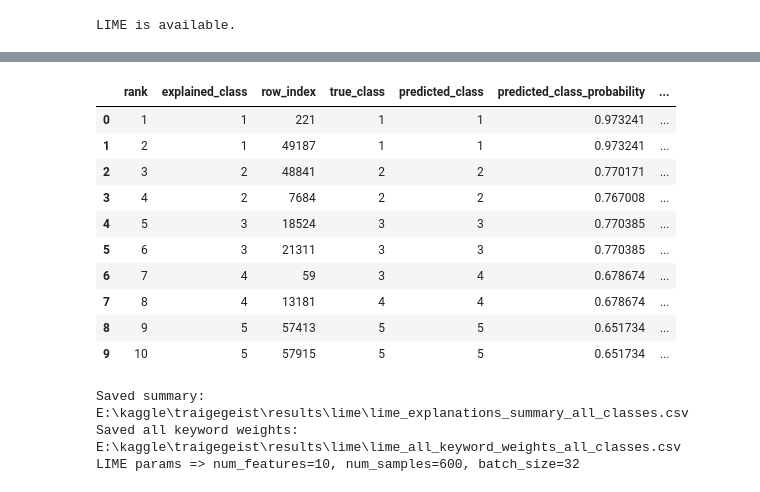
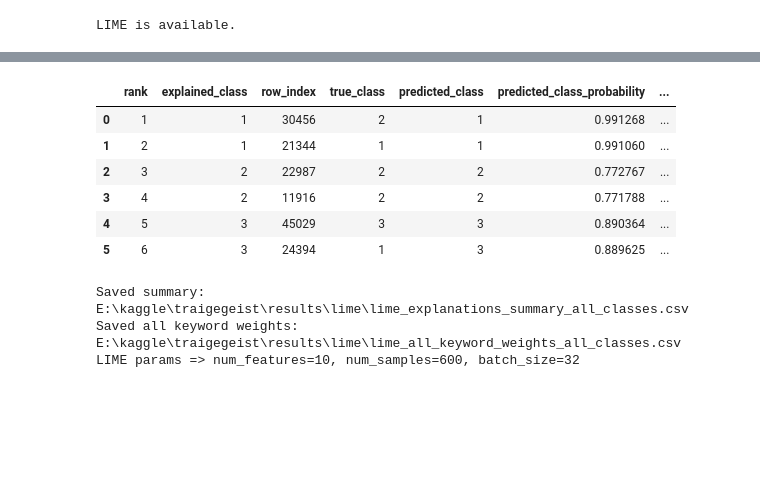
Before and after one commit to Reaper-ai/traigegeist, a Jupyter notebook: notebooks/nlp_lime_explanations.ipynb, the cells around one changed output, grey strips where cells are left out. Cells and saved outputs as stored; diff of their text form; code cells hidden in the pictures; blank space fills up the shorter version.

```diff
--- a/notebooks/nlp_lime_explanations.ipynb
+++ b/notebooks/nlp_lime_explanations.ipynb
@@ -89,14 +89,27 @@ ABBR_MAP = {
     "oth": "other",
 }
 
+# Phrase-level normalization to prevent clinically linked words from splitting in LIME.
+# Canonical terms are intentionally underscored so they remain single features.
 PHRASE_REPLACEMENTS = [
+    (r"\bcardio\s+pulmonary\s+arrest\b", "cardiac_arrest"),
+    (r"\bcardiopulmonary\s+arrest\b", "cardiac_arrest"),
+    (r"\bcardio\s+respiratory\s+arrest\b", "cardiac_arrest"),
+    (r"\bcardiorespiratory\s+arrest\b", "cardiac_arrest"),
     (r"\bcardiac\s+arrest\b", "cardiac_arrest"),
+    (r"\bdischarge\s+from\s+ear\b", "ear_discharge"),
+    (r"\bear\s+ache\b", "earache"),
+    (r"\btemper\s+problems\b", "temper_problems"),
+    (r"\bsite\s+unspecified\b", "site_unspecified"),
+    (r"\buterine\s+and\s+vaginal\s+bleeding\b", "uterine_vaginal_bleeding"),
+    (r"\bvaginal\s+bleeding\b", "vaginal_bleeding"),
 ]
 
 def concatenate_domain_phrases(text: str) -> str:
     out = str(text)
     for pattern, replacement in PHRASE_REPLACEMENTS:
         out = re.sub(pattern, replacement, out)
+    out = re.sub(r"\s+", " ", out).strip()
     return out
 
 def expand_text(text: str) -> str:
@@ -212,11 +251,15 @@ def predict_proba_texts(texts, batch_size: int = 64) -> np.ndarray:
                 input_ids=enc["input_ids"].to(DEVICE),
                 attention_mask=enc["attention_mask"].to(DEVICE),
             )
-            probs = logits_to_class_probs(logits, NUM_CLASSES).cpu().numpy()
+            probs = logits_to_class_probs(logits, MODEL_NUM_CLASSES).cpu().numpy()
+
+            if USE_MERGED_3CLASS_ANALYSIS and MODEL_NUM_CLASSES == 5:
+                probs = merge_probs_5_to_3(probs)
+
         all_probs.append(probs)
 
     if not all_probs:
-        return np.empty((0, NUM_CLASSES), dtype=np.float32)
+        return np.empty((0, ANALYSIS_NUM_CLASSES), dtype=np.float32)
 
     return np.vstack(all_probs).astype(np.float32)
 
@@ -349,12 +429,12 @@ LIME_NUM_FEATURES = 10
 LIME_NUM_SAMPLES = 600
 LIME_BATCH_SIZE = 32
 
-explainer = LimeTextExplainer(class_names=[str(i) for i in range(1, NUM_CLASSES + 1)])
+explainer = LimeTextExplainer(class_names=[str(i) for i in range(1, ANALYSIS_NUM_CLASSES + 1)])
 
 summary_rows = []
 all_weight_rows = []
 failed_rows = []
-prob_cols = [f"prob_class_{i}" for i in range(1, NUM_CLASSES + 1)]
+prob_cols = [f"prob_class_{i}" for i in range(1, ANALYSIS_NUM_CLASSES + 1)]
 
 for rank, row in samples_to_explain.iterrows():
     text = row["text_clean"]
@@ -390,7 +470,15 @@ for rank, row in samples_to_explain.iterrows():
         continue
 
     feature_weights = explanation.as_list(label=label_idx)
-    weight_df = pd.DataFrame(feature_weights, columns=["keyword", "lime_weight"])
+    weight_df_raw = pd.DataFrame(feature_weights, columns=["keyword", "lime_weight"])
+
+    # Keep only features that support the explained class, so no negative bars are plotted.
+    weight_df = weight_df_raw[weight_df_raw["lime_weight"] > 0].copy()
+    if weight_df.empty:
+        weight_df = weight_df_raw.copy()
+        weight_df["lime_weight"] = weight_df["lime_weight"].clip(lower=0)
+
+    weight_df = weight_df.sort_values("lime_weight", ascending=False).reset_index(drop=True)
     weight_df["row_index"] = row_index
     weight_df["explained_class"] = explain_class
     weight_df["predicted_class"] = pred_class
@@ -402,7 +490,12 @@ for rank, row in samples_to_explain.iterrows():
     weight_df.to_csv(csv_path, index=False)
     explanation.save_to_file(str(html_path))
 
-    fig = explanation.as_pyplot_figure(label=label_idx)
+    plot_df = weight_df.sort_values("lime_weight", ascending=True)
+    fig, ax = plt.subplots(figsize=(8, 6))
+    ax.barh(plot_df["keyword"], plot_df["lime_weight"], color="#0a8f08")
+    ax.set_title(f"Local explanation for class {explain_class} (positive-only)")
+    ax.set_xlabel("LIME Weight")
+    ax.set_ylabel("Keyword")
     fig.suptitle(
         f"LIME explanation | explained class {explain_class} | row {row_index} | predicted {pred_class}",
         y=1.02,
@@ -430,43 +523,39 @@ for rank, row in samples_to_explain.iterrows():
     if torch.cuda.is_available():
         torch.cuda.empty_cache()
 
 if not all_weight_rows:
     raise RuntimeError(
         "No LIME explanations were generated. Reduce workload further or inspect failed rows output."
     )
 
 summary_df = pd.DataFrame(summary_rows).sort_values(["explained_class", "rank"]).reset_index(drop=True)
 summary_path = RESULTS_DIR / "lime_explanations_summary_all_classes.csv"
 summary_df.to_csv(summary_path, index=False)
 
 all_weights_df = pd.concat(all_weight_rows, ignore_index=True)
 all_weights_path = RESULTS_DIR / "lime_all_keyword_weights_all_classes.csv"
 all_weights_df.to_csv(all_weights_path, index=False)
 
 if failed_rows:
     failed_path = RESULTS_DIR / "lime_failed_rows.csv"
     pd.DataFrame(failed_rows).to_csv(failed_path, index=False)
     print(f"Saved failed row diagnostics: {failed_path}")
 
 display(summary_df)
 print(f"Saved summary: {summary_path}")
 print(f"Saved all keyword weights: {all_weights_path}")
 print(
     f"LIME params => num_features={LIME_NUM_FEATURES}, "
     f"num_samples={LIME_NUM_SAMPLES}, batch_size={LIME_BATCH_SIZE}"
 )
 # %% [output]
 |  | rank | explained_class | row_index | true_class | predicted_class | predicted_class_probability | ... |
-| 0 | 1 | 1 | 221 | 1 | 1 | 0.973241 | ... |
-| 1 | 2 | 1 | 49187 | 1 | 1 | 0.973241 | ... |
-| 2 | 3 | 2 | 48841 | 2 | 2 | 0.770171 | ... |
-| 3 | 4 | 2 | 7684 | 2 | 2 | 0.767008 | ... |
-| 4 | 5 | 3 | 18524 | 3 | 3 | 0.770385 | ... |
-| 5 | 6 | 3 | 21311 | 3 | 3 | 0.770385 | ... |
-| 6 | 7 | 4 | 59 | 3 | 4 | 0.678674 | ... |
-| 7 | 8 | 4 | 13181 | 4 | 4 | 0.678674 | ... |
-| 8 | 9 | 5 | 57413 | 5 | 5 | 0.651734 | ... |
-| 9 | 10 | 5 | 57915 | 5 | 5 | 0.651734 | ... |
+| 0 | 1 | 1 | 30456 | 2 | 1 | 0.991268 | ... |
+| 1 | 2 | 1 | 21344 | 1 | 1 | 0.991060 | ... |
+| 2 | 3 | 2 | 22987 | 2 | 2 | 0.772767 | ... |
+| 3 | 4 | 2 | 11916 | 2 | 2 | 0.771788 | ... |
+| 4 | 5 | 3 | 45029 | 3 | 3 | 0.890364 | ... |
+| 5 | 6 | 3 | 24394 | 1 | 3 | 0.889625 | ... |
 Saved summary: E:\kaggle\traigegeist\results\lime\lime_explanations_summary_all_classes.csv
 Saved all keyword weights: E:\kaggle\traigegeist\results\lime\lime_all_keyword_weights_all_classes.csv
 LIME params => num_features=10, num_samples=600, batch_size=32
```
Also changed, not shown: parts of 3 cells of this notebook, 15 other files.
